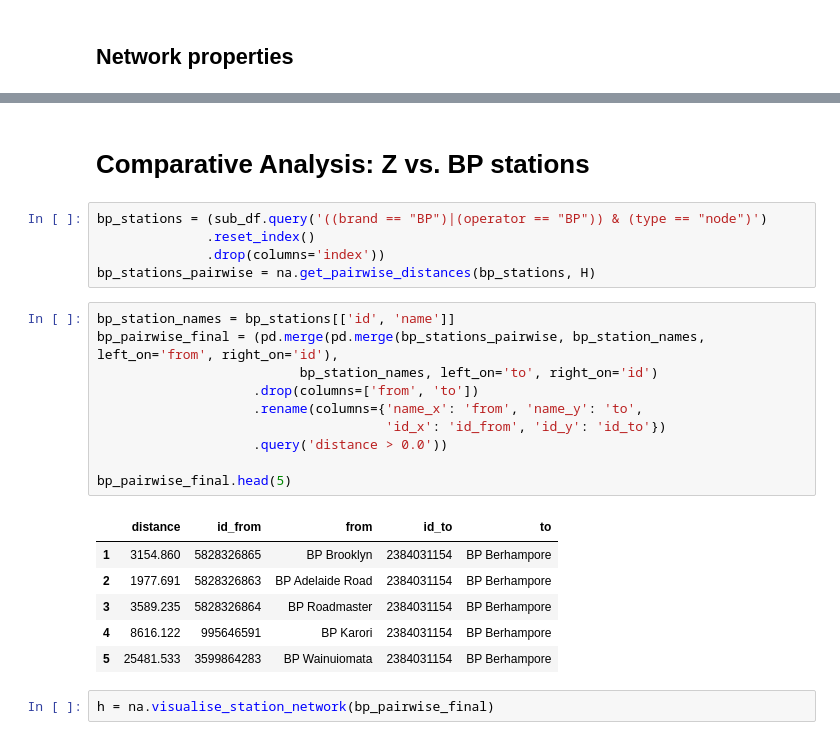
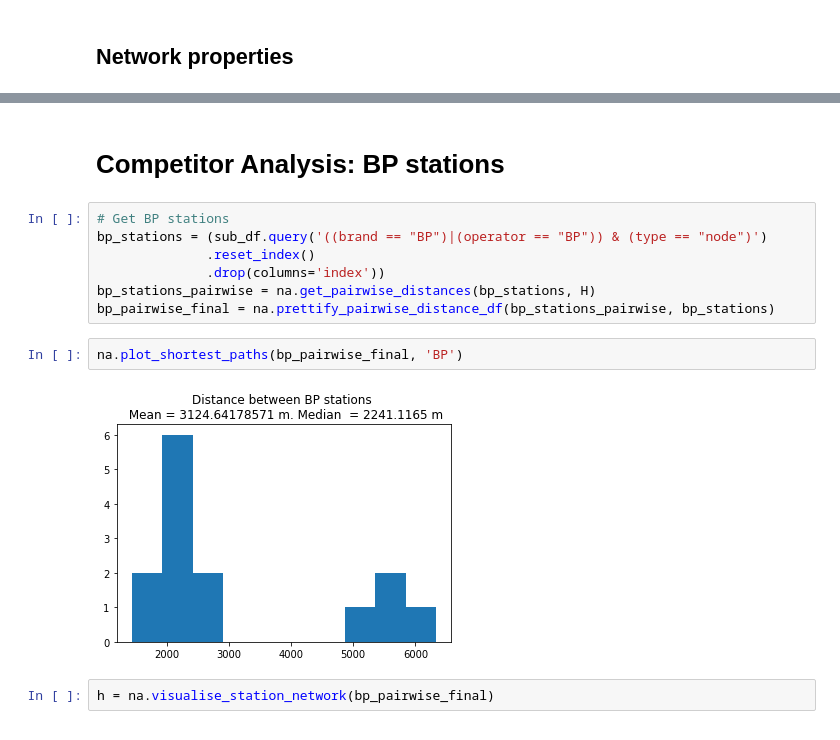
Before and after one commit to shriv/fuel-stations, a Jupyter notebook: Fuel Stations Analysis.ipynb, the cells around one changed output, grey strips where cells are left out. Cells and saved outputs as stored; diff of their text form.

Commit message:
Code tidy up by refactoring and adding some comparative analyses with BP stations

```diff
--- a/Fuel Stations Analysis.ipynb
+++ b/Fuel Stations Analysis.ipynb
@@ -298,29 +258,18 @@ g = na.visualise_station_network(pairwise_df=z_pairwise_final)
 | 12 | Z VIC Corner | 4 |
 | 13 | Z Seaview | 4 |
 # %% [markdown]
-# Comparative Analysis: Z vs. BP stations
+# Competitor Analysis: BP stations
 # %%
+# Get BP stations
 bp_stations = (sub_df.query('((brand == "BP")|(operator == "BP")) & (type == "node")')
               .reset_index()
               .drop(columns='index'))
 bp_stations_pairwise = na.get_pairwise_distances(bp_stations, H)
+bp_pairwise_final = na.prettify_pairwise_distance_df(bp_stations_pairwise, bp_stations)
-# %%
-bp_station_names = bp_stations[['id', 'name']]
-bp_pairwise_final = (pd.merge(pd.merge(bp_stations_pairwise, bp_station_names, left_on='from', right_on='id'),
-                          bp_station_names, left_on='to', right_on='id')
-                    .drop(columns=['from', 'to'])
-                    .rename(columns={'name_x': 'from', 'name_y': 'to',
-                                     'id_x': 'id_from', 'id_y': 'id_to'})
-                    .query('distance > 0.0'))
-
-bp_pairwise_final.head(5)
-# %% [output]
-|  | distance | id_from | from | id_to | to |
-| 1 | 3154.860 | 5828326865 | BP Brooklyn | 2384031154 | BP Berhampore |
-| 2 | 1977.691 | 5828326863 | BP Adelaide Road | 2384031154 | BP Berhampore |
-| 3 | 3589.235 | 5828326864 | BP Roadmaster | 2384031154 | BP Berhampore |
-| 4 | 8616.122 | 995646591 | BP Karori | 2384031154 | BP Berhampore |
-| 5 | 25481.533 | 3599864283 | BP Wainuiomata | 2384031154 | BP Berhampore |
+# %%
+na.plot_shortest_paths(bp_pairwise_final, 'BP')
+# %% [output]
+[figure, added]
 # %%
 h = na.visualise_station_network(bp_pairwise_final)
 # %% [output]
```
Also changed, not shown: parts of 29 cells of this notebook.
